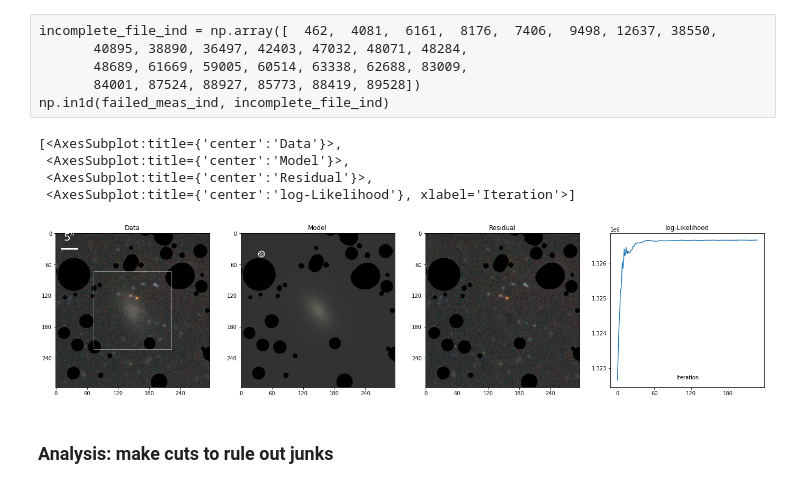
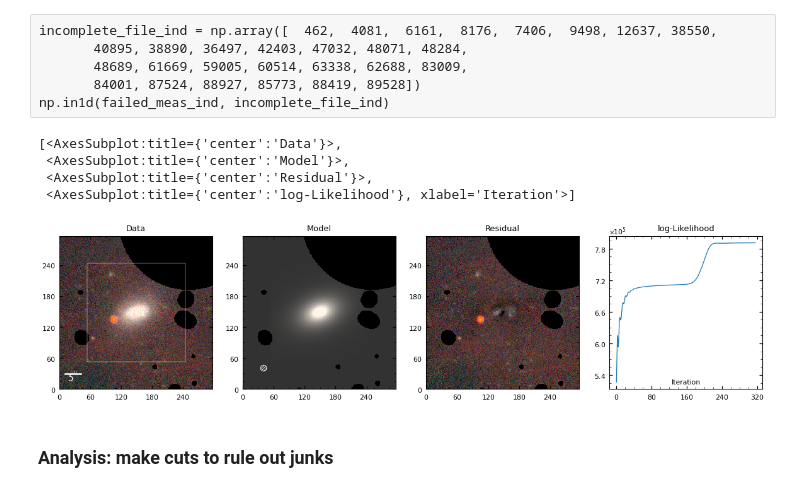
Before and after one commit to AstroJacobLi/kuaizi, a Jupyter notebook: diezi/scarlet_modeling/nsa_z002_004/NSA-structure-vanilla-cuts.ipynb, the cells around one changed output. Saved outputs shown, nothing was run; the diff lists cells and outputs as text; code cells hidden in the pictures.

```diff
--- a/diezi/scarlet_modeling/nsa_z002_004/NSA-structure-vanilla-cuts.ipynb
+++ b/diezi/scarlet_modeling/nsa_z002_004/NSA-structure-vanilla-cuts.ipynb
@@ -104,30 +119,30 @@ np.in1d(failed_meas_ind, incomplete_file_ind)
 # %%
 from kuaizi.measure import makeMeasurement
 # %%
-ind = 11065
+ind = 21450
 method = 'spergel'
 # method = 'vanilla'
 with open(f'/scratch/gpfs/jiaxuanl/Data/HSC/LSBG/Model/nsa_z002_004/{method}/nsa-{ind}-trained-model-{method}.df', "rb") as fp:
     blend, info, mask = dill.load(fp)
     fp.close()
 
 kz.display.display_scarlet_model(
     blend,
     show_ind=[0],
     zoomin_size=50,
     minimum=-0.2,
     stretch=1,
     add_boxes=True,
     channels='griz',
     show_mask=True,
     show_mark=False,
     show_loss=True)
 # %% [output]
 [<AxesSubplot:title={'center':'Data'}>,
  <AxesSubplot:title={'center':'Model'}>,
  <AxesSubplot:title={'center':'Residual'}>,
  <AxesSubplot:title={'center':'log-Likelihood'}, xlabel='Iteration'>]
-[figure, old version]
+[figure, new version]
 # %% [markdown]
 ### Analysis: make cuts to rule out junks
 # %%
```
Also changed, not shown: parts of 24 cells of this notebook, 5 other files.
